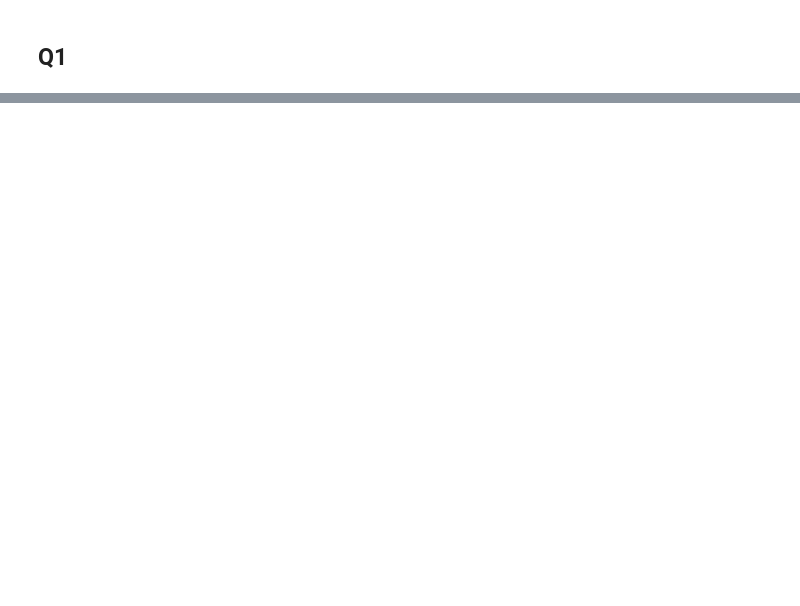
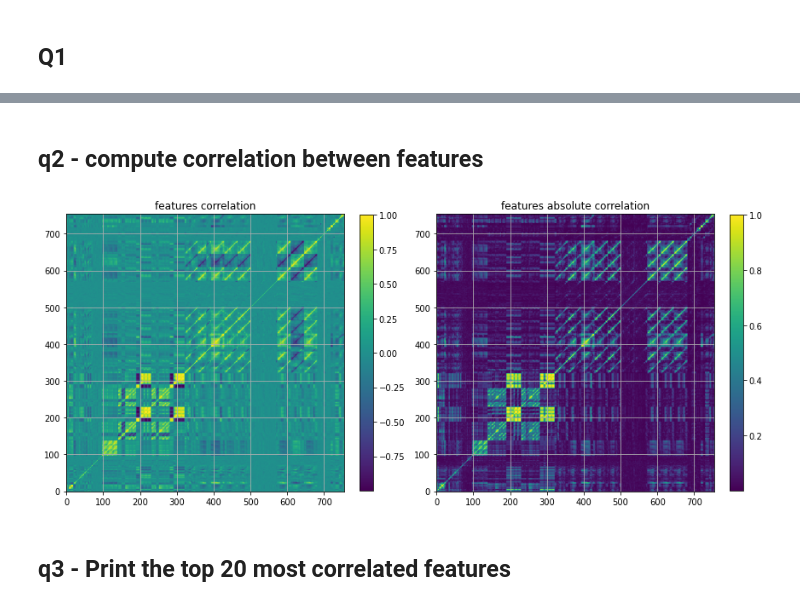
Before and after one commit to NirLalum/Unsupervised-Learning-and-Data-Analysis, a Jupyter notebook: HW_1/Parkinson's_Disease_Data_Analysis.ipynb, the cells around one changed output, grey strips where cells are left out. Drawn from its saved outputs; the diff is of its cells as text; code cells hidden in the pictures; blank space fills up the shorter version.

```diff
--- a/HW_1/Parkinson's_Disease_Data_Analysis.ipynb
+++ b/HW_1/Parkinson's_Disease_Data_Analysis.ipynb
@@ -100,0 +105,4 @@ The precantage of the estimators that were inside the CI is: 94.80%
+# %%
+df = pd.read_csv('pd_speech_features.csv')
+df.drop(columns='id', inplace=True)
+df.sample(n=10)
@@ -100,0 +122,24 @@ The precantage of the estimators that were inside the CI is: 94.80%
+# %% [markdown]
+## q2 - compute correlation between features
+# %%
+corr = df.corr()
+fig, ax = plt.subplots(1,2)
+
+# Plot correlation between features
+im = ax[0].imshow(corr)
+fig.colorbar(im, fraction = 0.045,ax=ax[0])
+ax[0].set_title('features correlation')
+ax[0].invert_yaxis()
+
+
+# Plot absolute correlation between features
+im = ax[1].imshow(abs(corr))
+fig.colorbar(im, fraction=0.045,ax=ax[1])
+ax[1].set_title('features absolute correlation')
+ax[1].invert_yaxis()
+
+fig.tight_layout()
+# %% [output]
+[figure, added]
+# %% [markdown]
+## q3 - Print the top 20 most correlated features
```
Also changed, not shown: parts of 10 cells of this notebook, 2 other files.
